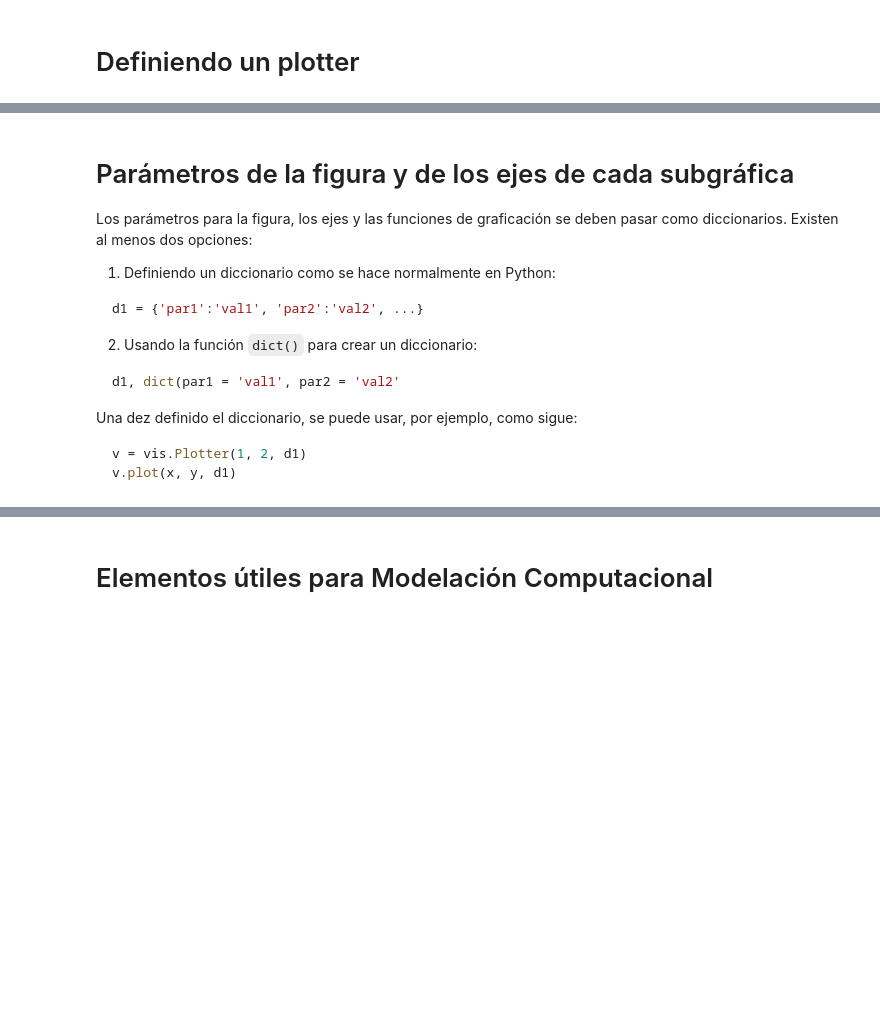
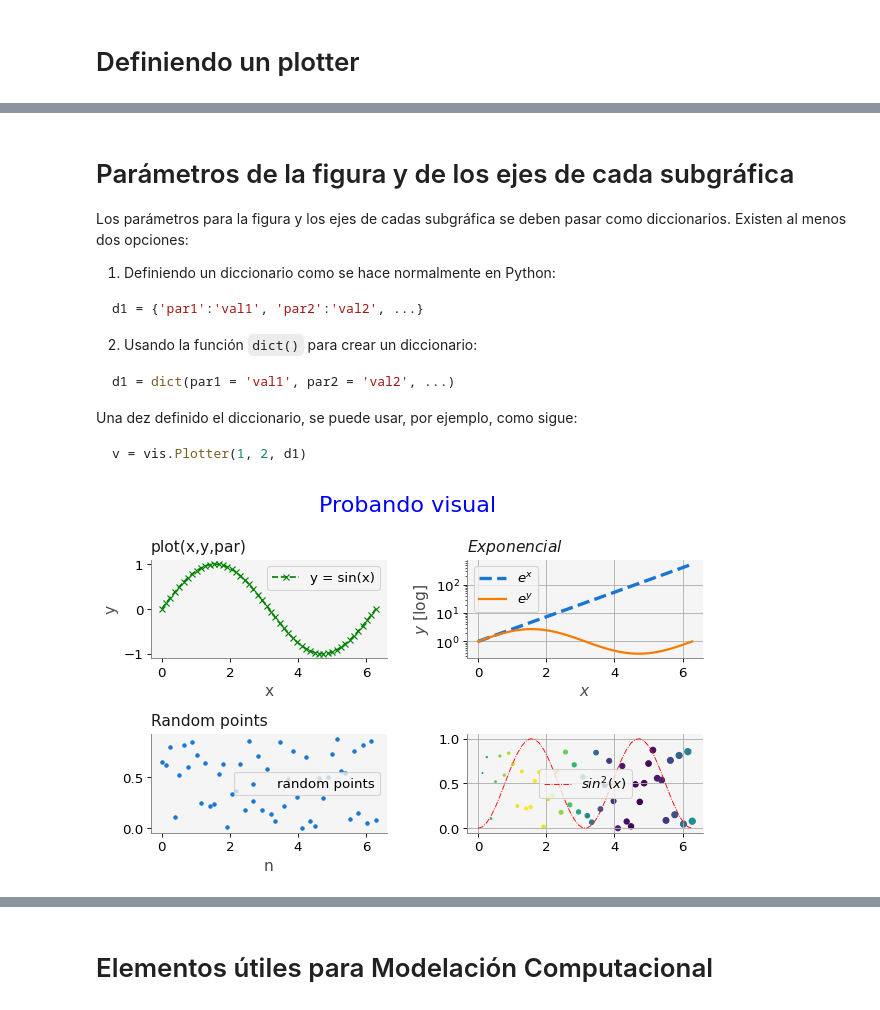
Before and after one commit to luiggix/macti_lib, a Jupyter notebook: macti/test_visual.ipynb, the cells around one changed output, grey strips where cells are left out. Cells and saved outputs as stored; diff of their text form; code cells hidden in the pictures; blank space fills up the shorter version.

````diff
--- a/macti/test_visual.ipynb
+++ b/macti/test_visual.ipynb
@@ -22,7 +27,7 @@ v.show()
 # %% [markdown]
 # Parámetros de la figura y de los ejes de cada subgráfica
 
-Los parámetros para la figura, los ejes y las funciones de graficación se deben pasar como diccionarios. Existen al menos dos opciones:
+Los parámetros para la figura y los ejes de cadas subgráfica se deben pasar como diccionarios. Existen al menos dos opciones:
 
 1. Definiendo un diccionario como se hace normalmente en Python:
 ```python
@@ -31,58 +36,56 @@ d1 = {'par1':'val1', 'par2':'val2', ...}
 
 2. Usando la función `dict()` para crear un diccionario:
 ```python
-d1, dict(par1 = 'val1', par2 = 'val2'
+d1 = dict(par1 = 'val1', par2 = 'val2', ...)
 ```
 Una dez definido el diccionario, se puede usar, por ejemplo, como sigue:
 
 ```python
 v = vis.Plotter(1, 2, d1)
-v.plot(x, y, d1)
 ```
 # %%
 # Parámetros para la figura
 fig_par ={'figsize':(8,5)}
 
 # Parámetros para las subgráficas (lista de diccionarios)
-axis_par = [
+ejes_par = [
     # Subgráfica 1
     {'title':'plot(x,y,par)', 'xlabel':'x', 'ylabel':'y'},
     # Sibgráfica 2
     {'title':'$Exponencial$', 'yscale':'log', 'xlabel':'$x$', 'ylabel':'$y$ [log]'},
     # Subgráfica 3
     dict(title='Random points', xlabel='n')]
 
 # Parámetros para el título
-title_par = dict(color='blue', fontsize=20)
-
-# Título de la figura
-titulo = 'Testing: plot() & scatter()'
+titulo_par = dict(color='blue', fontsize=20)
 
 # Se define un arreglo de (2 x 2) subgráficas
-v = vis.Plotter(2, 2, axis_par, fig_par, titulo, title_par)
+v = vis.Plotter(2, 2, ejes_par, fig_par, titulo_par, "Probando visual")
 
 x = np.linspace(0, 2 * np.pi, 50)
 y = np.sin(x)
 r = 0.9 * np.random.rand(len(x))
 
 # Primera subgráfica
 v.plot(1, x, y, marker = 'x', color='green', ls='--', label='y = sin(x)')
 
 # Segunda subgráfica
 v.plot(2, x, np.exp(x), ls='--', lw=3.0, label='$e^x$')
 v.plot(2, x, np.exp(y), lw=2.0, label = '$e^y$')
 
 # Tercera subgráfica
 v.scatter(3, x, r, marker='.', label='random points')
 
 # Cuarta subgráfica
 v.scatter(4, x, r, s = x*5, c = y)
 v.plot(4, x, y*y, color = 'r', ls = '-.', lw = 0.80, label = '$sin^2(x)$')
 
 # Acciones sobre subconjuntos de subgráficas
 v.grid([2,4]) # se activa la rejilla en las subgráficas 2 y 4
 v.legend(frameon=True) # se activan las leyendas en todas las subgráficas
 v.show() # similar a plt.show()
+# %% [output]
+[figure, added]
 # %%
 v = vis.Plotter(1,1)
 
````
Also changed, not shown: parts of 6 cells of this notebook, 4 other files.
